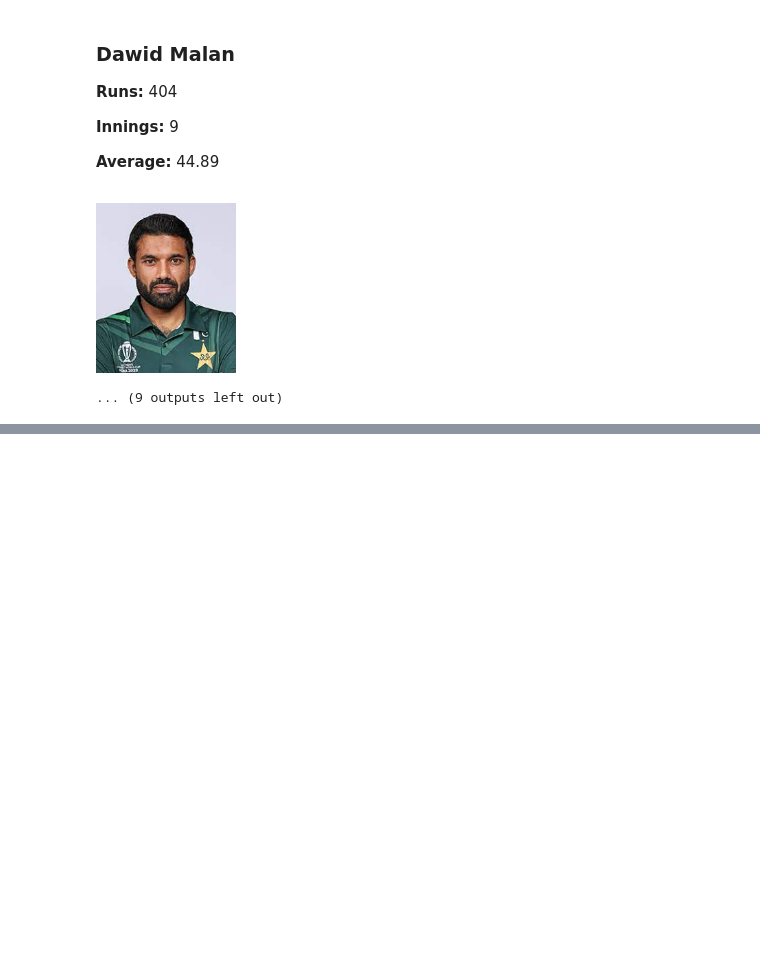
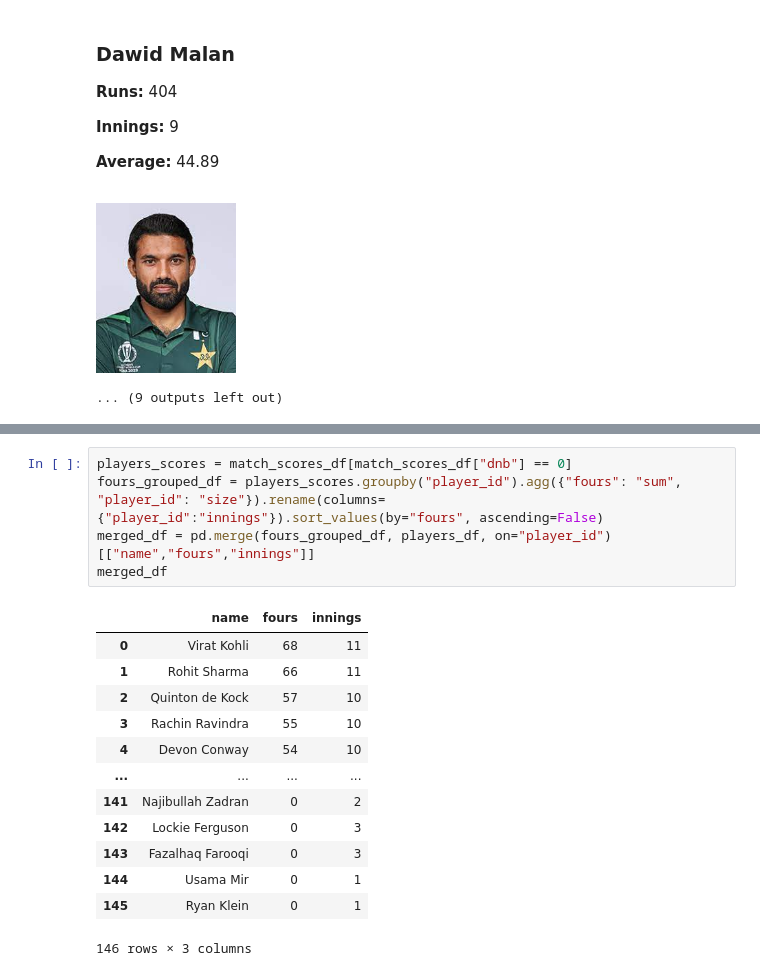
Before and after one commit to Shaheer-Imam/Cricket-World-Cup, a Jupyter notebook: EDA/world_cup_analysis.ipynb, the cells around one changed output, grey strips where cells are left out. Drawn from its saved outputs; the diff is of its cells as text; blank space fills up the shorter version.

```diff
--- a/EDA/world_cup_analysis.ipynb
+++ b/EDA/world_cup_analysis.ipynb
@@ -167,0 +176,19 @@ plot_points_timeline()
+# %%
+players_scores = match_scores_df[match_scores_df["dnb"] == 0]
+fours_grouped_df = players_scores.groupby("player_id").agg({"fours": "sum", "player_id": "size"}).rename(columns={"player_id":"innings"}).sort_values(by="fours", ascending=False)
+merged_df = pd.merge(fours_grouped_df, players_df, on="player_id")[["name","fours","innings"]]
+merged_df
+# %% [output]
+|  | name | fours | innings |
+| 0 | Virat Kohli | 68 | 11 |
+| 1 | Rohit Sharma | 66 | 11 |
+| 2 | Quinton de Kock | 57 | 10 |
+| 3 | Rachin Ravindra | 55 | 10 |
+| 4 | Devon Conway | 54 | 10 |
+| ... | ... | ... | ... |
+| 141 | Najibullah Zadran | 0 | 2 |
+| 142 | Lockie Ferguson | 0 | 3 |
+| 143 | Fazalhaq Farooqi | 0 | 3 |
+| 144 | Usama Mir | 0 | 1 |
+| 145 | Ryan Klein | 0 | 1 |
+146 rows × 3 columns
```
Also changed, not shown: parts of 9 cells of this notebook, 18 other files.
